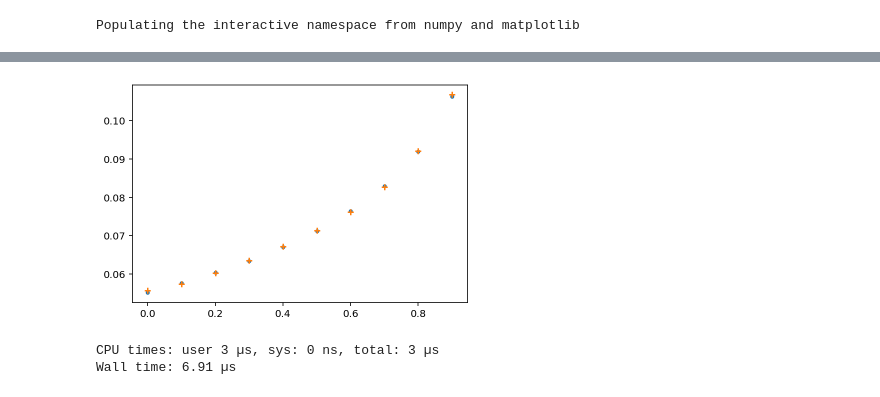
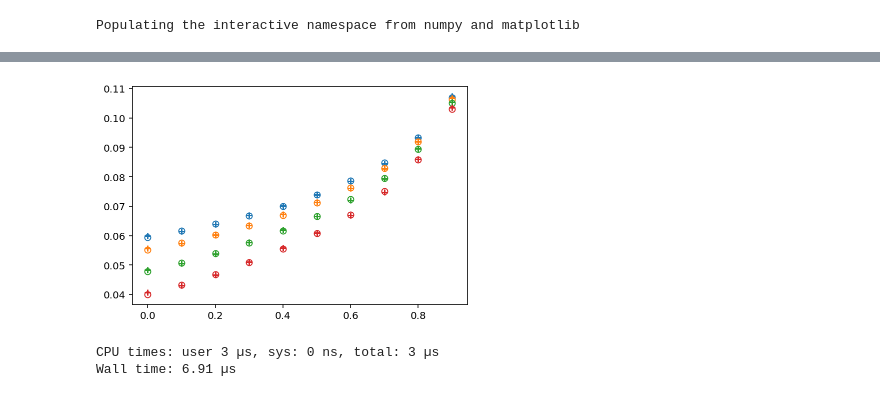
Before and after one commit to maxisi/ringdown, a Jupyter notebook: examples/testing.ipynb, the cells around one changed output, grey strips where cells are left out. Drawn from its saved outputs; the diff is of its cells as text; code cells hidden in the pictures.

```diff
--- a/examples/testing.ipynb
+++ b/examples/testing.ipynb
@@ -76,3 +18,0 @@ f3 = gwtones.data.Fit('what')
-# %%
-a = 1
-c, d = a
@@ -135,2 +20,0 @@ reload(gwtones.qnms)
-# %%
-mode = gwtones.qnms.KerrMode(1, -2, 2, 2, 1)
@@ -144,5 +21,11 @@ Wall time: 12.2 µs
 # %%
 chis = linspace(0, 1, 10, endpoint=False)
-scatter(chis, mode.ftau(chis)[0], marker='.')
-scatter(chis, mode.ftau(chis, approx=True)[0], marker='+', )
+
+for n in range(4):
+    c = sns.color_palette()[n]
+    mode = gwtones.qnms.KerrMode(1, -2, 2, 2, n)
+    scatter(chis, mode.ftau(chis)[0], marker='o', facecolor='w', ec=c)
+    scatter(chis, mode.ftau(chis, approx=True)[0], marker='+', c=c)
+xlabel(r'$\chi$')
+ylabel()
 # %% [output]
@@ -150,4 +36,4 @@ scatter(chis, mode.ftau(chis, approx=True)[0], marker='+', )
-[figure, old version]
+[figure, new version]
 # %%
 %time
 mode.ftau(0.69, 69, approx=True)
```
Also changed, not shown: parts of 34 cells of this notebook, 1 other file.
